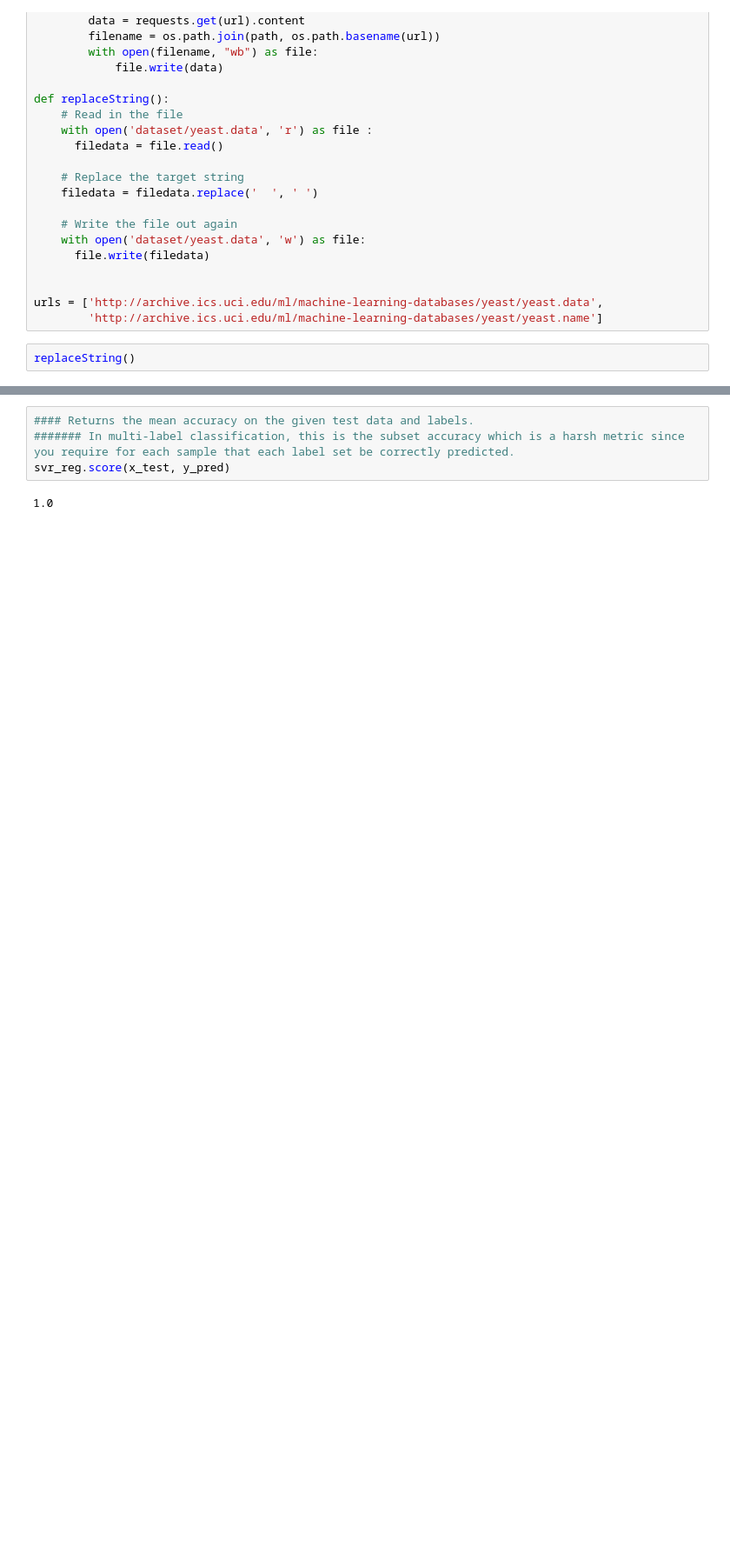
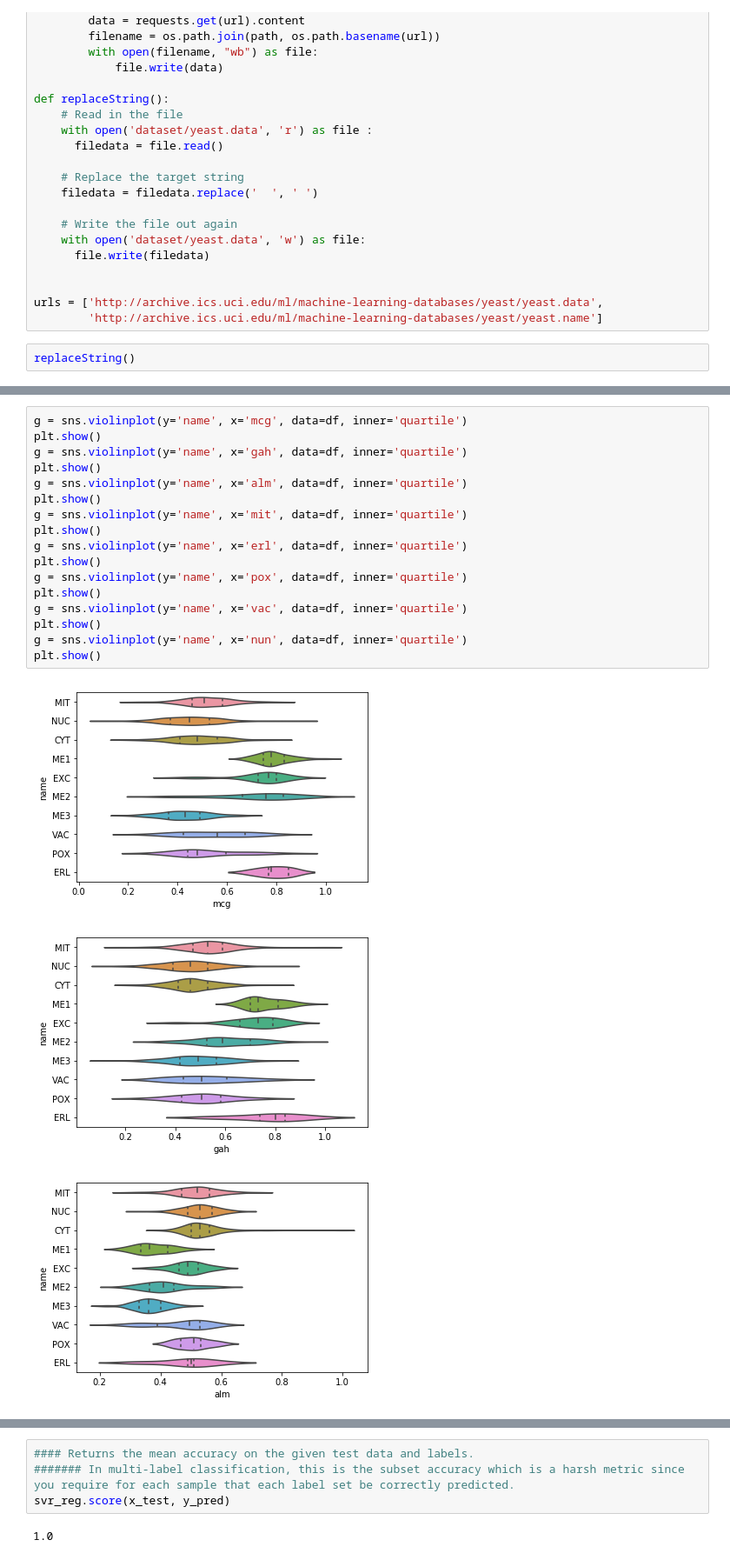
Before and after one commit to diogomotapinto/IART-Vision, a Jupyter notebook: Project.ipynb, the cells around one changed output, grey strips where cells are left out. Shown at 87% size. Cells and saved outputs as stored; diff of their text form; blank space fills up the shorter version.

```diff
--- a/Project.ipynb
+++ b/Project.ipynb
@@ -102,2 +102,23 @@ Name            1484 non-null object
 dtypes: float64(8), object(2)
 memory usage: 116.0+ KB
+# %%
+g = sns.violinplot(y='name', x='mcg', data=df, inner='quartile')
+plt.show()
+g = sns.violinplot(y='name', x='gah', data=df, inner='quartile')
+plt.show()
+g = sns.violinplot(y='name', x='alm', data=df, inner='quartile')
+plt.show()
+g = sns.violinplot(y='name', x='mit', data=df, inner='quartile')
+plt.show()
+g = sns.violinplot(y='name', x='erl', data=df, inner='quartile')
+plt.show()
+g = sns.violinplot(y='name', x='pox', data=df, inner='quartile')
+plt.show()
+g = sns.violinplot(y='name', x='vac', data=df, inner='quartile')
+plt.show()
+g = sns.violinplot(y='name', x='nun', data=df, inner='quartile')
+plt.show()
+# %% [output]
+[figure, added]
+[figure, added]
+[figure, added]
```
Also changed, not shown: parts of 10 cells of this notebook.
